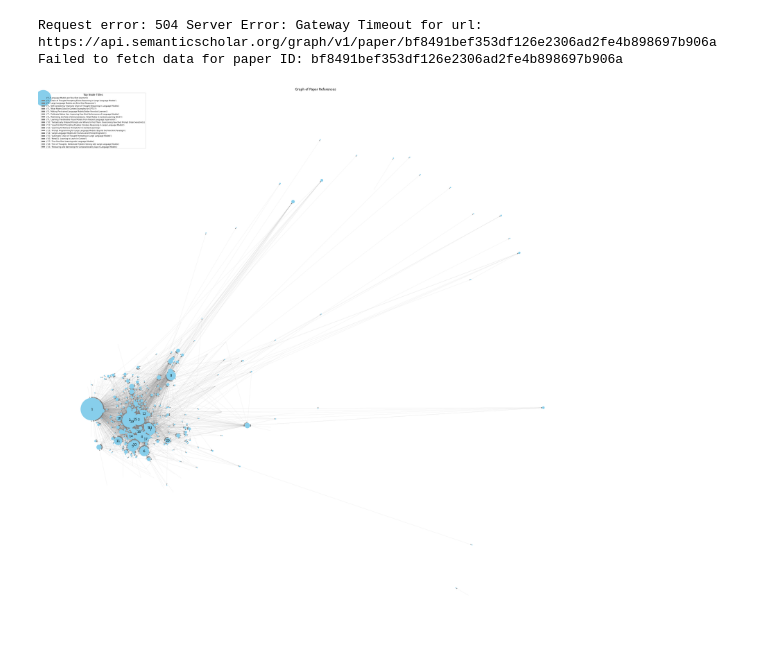
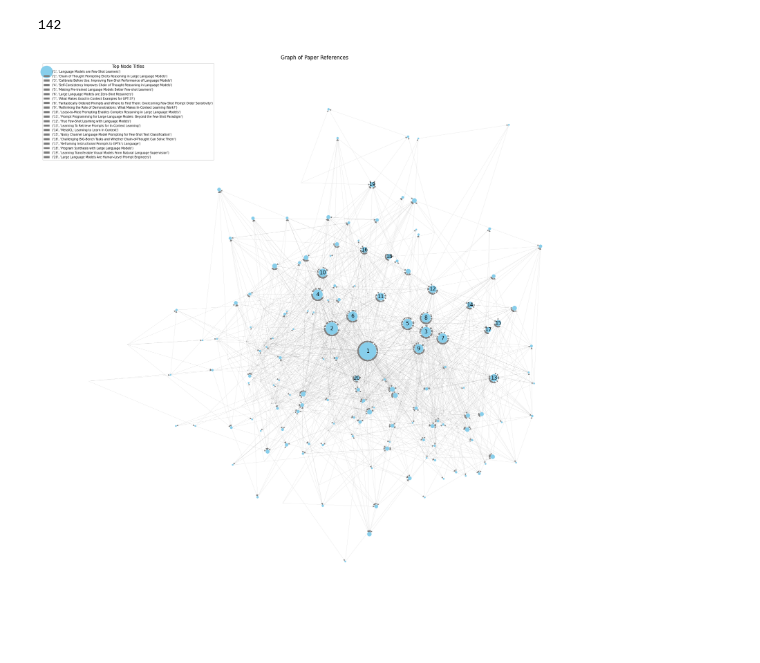
Before and after one commit to trigaten/The_Prompt_Report, a Jupyter notebook: scripts/find_internal_reference_count.ipynb, the cells around one changed output. Saved outputs shown, nothing was run; the diff lists cells and outputs as text; code cells hidden in the pictures.

```diff
--- a/scripts/find_internal_reference_count.ipynb
+++ b/scripts/find_internal_reference_count.ipynb
@@ -59,7 +82,7 @@ def get_paper_title(paper_id, api_key):
 #First main function to run this for the entire datatset
 
 # Path to the directory containing the PDF files
-paper_directory = '/Users/aayushgupta/Documents/GitHub/Prompt_Systematic_Review/scripts/PapersDirectory/papers'  # Change this to your directory path
+paper_directory = './PapersDirectory/papers'  # Change this to your directory path
 
 # Check if the directory exists
 if not os.path.exists(paper_directory):
@@ -78,9 +101,6 @@ else:
     # Extracting titles from the file names (assuming filename is title.pdf)
     paper_titles = [os.path.splitext(f)[0] for f in pdf_files]
 
-
-# Your Semantic Scholar API key
-api_key = 'QsbGjXIFx63q9C49WjKBd5vgNndrIzlb8EkDT3PJ'  # Replace with your API key
 
 paper_references = {}
 unmatched_titles = {}
@@ -104,8 +124,6 @@ print("Data saved to unmatched_titles.json")
 # %%
 #Second main to add important papers not in our original dataset
 
-# Your Semantic Scholar API key
-api_key = 'QsbGjXIFx63q9C49WjKBd5vgNndrIzlb8EkDT3PJ'  # Replace with your API key
 
 paper_references = {}
 unmatched_titles = {}
@@ -185,6 +203,36 @@ print("Data saved to paper_references_additional.json")
 with open('unmatched_titles_additional.json', 'w') as json_file:
     json.dump(unmatched_titles, json_file, indent=4)
 print("Data saved to unmatched_titles_additional.json")
+# %%
+
+# Load the unmatched titles
+with open('unmatched_titles.json', 'r') as file:
+    unmatched_titles = json.load(file)
+
+# Read the CSV file
+df = pd.read_csv('master_papers.csv')
+
+
+# Process papers
+paper_references = {}
+for _, row in tqdm(df.iterrows(), total=df.shape[0], desc="Processing Papers"):
+    title = row['title']
+    source = row['source']
+    paper_id = row['paperId']
+
+    if title in unmatched_titles and source == 'Semantic Scholar':
+        references = get_references_by_paper_id(paper_id, api_key)
+        paper_references[paper_id] = references
+
+
+
+# Save the results to JSON file
+with open('paper_references_from_csv.json', 'w') as file:
+    json.dump(paper_references, file, indent=4)
+
+print("Data saved to paper_references_from_csv.json")
+# %% [output]
+142
 # %%
 #Merge the two files
 
@@ -195,12 +243,17 @@ with open('paper_references.json', 'r') as file:
 with open('paper_references_additional.json', 'r') as file:
     paper_references_additional = json.load(file)
 
+with open('paper_references_from_csv.json', 'r') as file:
+    paper_references_from_csv = json.load(file)
+
 # Merge the two dictionaries
 # If there are duplicate keys, the values from paper_references_additional will be used
 paper_references.update(paper_references_additional)
+paper_references.update(paper_references_from_csv)
+
 
 # Save the merged data back to a JSON file
-with open('merged_paper_references.json', 'w') as file:
+with open('new_merged_paper_references.json', 'w') as file:
     json.dump(paper_references, file, indent=4)
 
 print("Merged data saved to merged_paper_references.json")
@@ -208,7 +261,7 @@ print("Merged data saved to merged_paper_references.json")
 #Only keep refernces which refer to papers in our combined dataset
 
 # Load the merged paper references
-with open('merged_paper_references.json', 'r') as file:
+with open('new_merged_paper_references.json', 'r') as file:
     merged_paper_references = json.load(file)
 
 # Filter the references so that only those that are keys in the dictionary are kept
@@ -216,7 +269,7 @@ for paper_id, references in merged_paper_references.items():
     merged_paper_references[paper_id] = [ref for ref in references if ref in merged_paper_references]
 
 # Save the cleaned data back to a JSON file
-with open('cleaned_merged_paper_references.json', 'w') as file:
+with open('new_cleaned_merged_paper_references.json', 'w') as file:
     json.dump(merged_paper_references, file, indent=4)
 
 print("Cleaned data saved to cleaned_merged_paper_references.json")
@@ -225,7 +278,7 @@ import networkx as nx
 import matplotlib.pyplot as plt
 
 # Load the cleaned references
-with open('cleaned_merged_paper_references.json', 'r') as json_file:
+with open('new_cleaned_merged_paper_references.json', 'r') as json_file:
     paper_references = json.load(json_file)
 
 # Create the graph
@@ -236,38 +289,39 @@ for paper_id, references in paper_references.items():
 
 # Remove isolated nodes if needed
 G.remove_nodes_from(list(nx.isolates(G)))
+
+nodes_to_remove = [node for node in G.nodes() if G.in_degree(node) < 4]
+G.remove_nodes_from(nodes_to_remove)
 
 # Find the top 20 nodes with the most incoming edges
 top_nodes = sorted(G.nodes(), key=lambda n: G.in_degree(n), reverse=True)[:20]
 
 # Convert paper IDs to titles for the top nodes
 titles_above_threshold = {}
 for paper_id in top_nodes:
     title = get_paper_title(paper_id, api_key)
     if title:
         titles_above_threshold[paper_id] = title
 
 
 # Cap the maximum node size to prevent too large nodes
-max_size = 10000  # Maximum size for a node
+max_size = 100000  # Maximum size for a node
 node_sizes = [min(G.in_degree(node) * 10, max_size) for node in G.nodes()]
 
 # Draw the graph with adjusted layout parameters
-plt.figure(figsize=(20, 20))  # Increased figure size for more space
+plt.figure(figsize=(18, 18))  # Increased figure size for more space
 pos = nx.kamada_kawai_layout(G, dist=None, scale=1.5)  # Adjust 'scale' as needed
 nx.draw(G, pos, with_labels=False, node_size=node_sizes, node_color='skyblue', edge_color='gray', width=0.1)
 
 # Assign and label top nodes with numbers
 node_labels = {node: str(index + 1) for index, node in enumerate(top_nodes)}
 nx.draw_networkx_labels(G, pos, labels=node_labels, font_size=12)
 
 # Create a smaller legend (number to title mapping)
 legend_labels = {str(index + 1): label for index, (node, label) in enumerate(titles_above_threshold.items())}
 plt.legend(legend_labels.items(), title="Top Node Titles", loc='upper left', fontsize='x-small')
 
 plt.title("Graph of Paper References")
 plt.show()
 # %% [output]
-Request error: 504 Server Error: Gateway Timeout for url: https://api.semanticscholar.org/graph/v1/paper/bf8491bef353df126e2306ad2fe4b898697b906a
-Failed to fetch data for paper ID: bf8491bef353df126e2306ad2fe4b898697b906a
-[figure, old version]
+[figure, new version]
```
Also changed, not shown: parts of 3 cells of this notebook, 1 other file.
